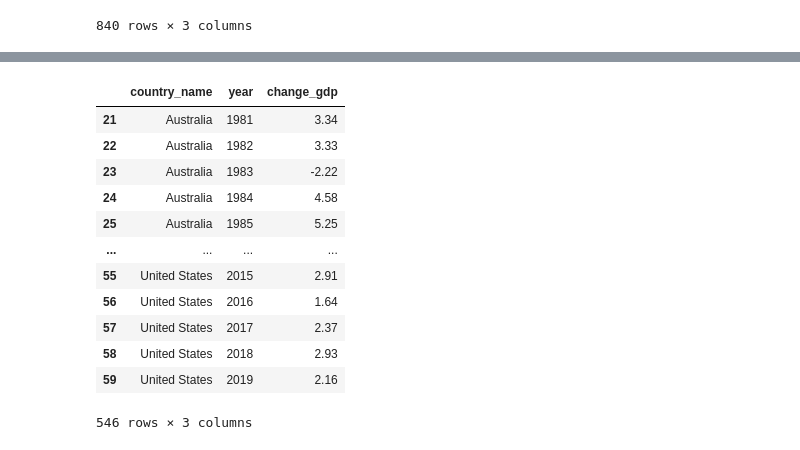
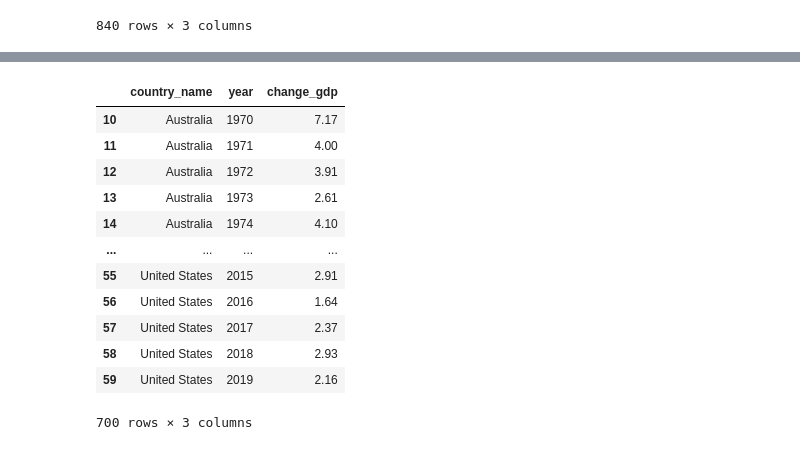
Before and after one commit to ryhigashi/ETL-Project, a Jupyter notebook: ETL-project-robert.ipynb, the cells around one changed output, grey strips where cells are left out. Cells and saved outputs as stored; diff of their text form; code cells hidden in the pictures.

```diff
--- a/ETL-project-robert.ipynb
+++ b/ETL-project-robert.ipynb
@@ -124,0 +127,3 @@ countries_cleaned_gdp_df
+# %%
+filtered_median_df = countries_cleaned_median_df.loc[countries_cleaned_median_df['median_income_adjusted'] != 0]
+year_filter.append(filtered_median_df['year'].min())
@@ -142,17 +138,18 @@ filtered_median_df
 # %%
-filtered_gdp_df = countries_cleaned_gdp_df.loc[countries_cleaned_gdp_df['year'] > 1980]
-filtered_gdp_df
+filtered_gdp_df_year = countries_cleaned_gdp_df.loc[countries_cleaned_gdp_df['year'] >= year_filter_final]
-# %% [output]
-|  | country_name | year | change_gdp |
-| 21 | Australia | 1981 | 3.34 |
-| 22 | Australia | 1982 | 3.33 |
-| 23 | Australia | 1983 | -2.22 |
-| 24 | Australia | 1984 | 4.58 |
-| 25 | Australia | 1985 | 5.25 |
-| ... | ... | ... | ... |
-| 55 | United States | 2015 | 2.91 |
-| 56 | United States | 2016 | 1.64 |
-| 57 | United States | 2017 | 2.37 |
-| 58 | United States | 2018 | 2.93 |
-| 59 | United States | 2019 | 2.16 |
-546 rows × 3 columns
+# %%
+filtered_gdp_df_year
+# %% [output]
+|  | country_name | year | change_gdp |
+| 10 | Australia | 1970 | 7.17 |
+| 11 | Australia | 1971 | 4.00 |
+| 12 | Australia | 1972 | 3.91 |
+| 13 | Australia | 1973 | 2.61 |
+| 14 | Australia | 1974 | 4.10 |
+| ... | ... | ... | ... |
+| 55 | United States | 2015 | 2.91 |
+| 56 | United States | 2016 | 1.64 |
+| 57 | United States | 2017 | 2.37 |
+| 58 | United States | 2018 | 2.93 |
+| 59 | United States | 2019 | 2.16 |
+700 rows × 3 columns
```
Also changed, not shown: parts of 19 cells of this notebook.
